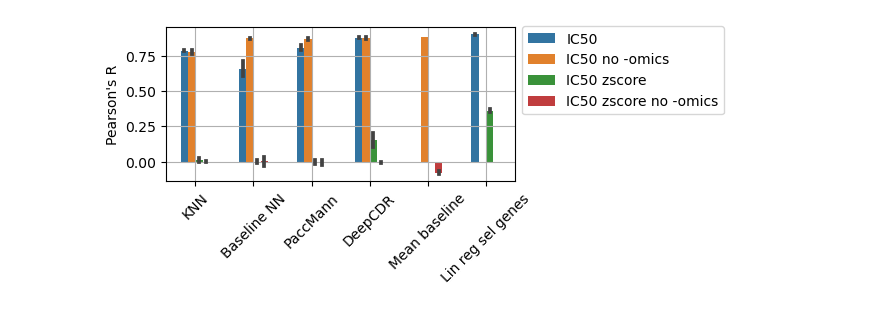
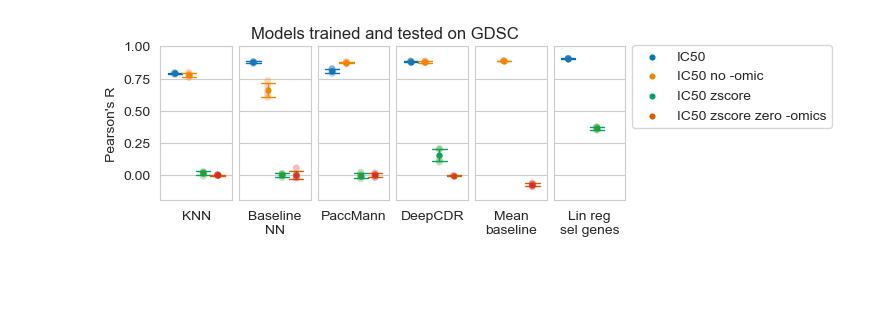
Before and after one commit to UroGenus/GDSC_Pancreatic_study, a Jupyter notebook: GDSC_models_evaluation.ipynb, the cells around one changed output. Saved outputs shown, nothing was run; the diff lists cells and outputs as text; code cells hidden in the pictures; blank space fills up the shorter version.

Commit message:
eval update

```diff
--- a/GDSC_models_evaluation.ipynb
+++ b/GDSC_models_evaluation.ipynb
@@ -210,18 +222,0 @@ IC50 knn knn_zeros
-# %%
-from scipy import stats
-
-pearsons = []
-mses = []
-
-for i, pred in prediction_df.iterrows():
-    pred = pred.dropna()
-
-    gs = test_df.loc[i]
-    gs = gs.loc[pred.index]
-    if len(pred) > 2:
-        pearson = stats.pearsonr(gs, pred)
-        pearsons.append(pearson[0])
-
-    mse = mean_squared_error(gs, pred)
-    mses.append(mse)
-np.mean(mses)
@@ -313,32 +339,22 @@ def extract_metrics(mse_pearson, models):
 # %%
 rel_mse_pearson_eval = mse_pearson_eval[(mse_pearson_eval.model.isin(['deepCDR', 'knn', 'mean_baseline',
                                                                       'lin_reg_feat_sel', 'paccmann',
        'baseline_nn']) & mse_pearson_eval.drug_response.isin(['IC50', 'IC50_zscore']))]
 rel_mse_pearson_eval = rel_mse_pearson_eval[(rel_mse_pearson_eval.model!='lin_reg_feat_sel')|(rel_mse_pearson_eval.genes!='PaccMann genes')]
 rel_mse_pearson_eval = rel_mse_pearson_eval.replace({'deepCDR': 'DeepCDR', 'paccmann': 'PaccMann',
-                                                   'baseline_nn': 'Baseline NN', 'mean_baseline': 'Mean baseline',
-                                                   'lin_reg_feat_sel': 'Lin reg sel genes', 'knn': 'KNN',
+                                                   'baseline_nn': 'Baseline\nNN', 'mean_baseline': 'Mean\nbaseline',
+                                                   'lin_reg_feat_sel': 'Lin reg\nsel genes', 'knn': 'KNN',
                                                    'IC50_zscore': 'IC50 zscore'})
 for (dr, g), rows in rel_mse_pearson_eval.groupby(['drug_response', 'genes']):
-    if g == 'no RNAseq': rel_mse_pearson_eval.loc[rows.index, 'label'] = dr + ' no -omics'
+    if g == 'no RNAseq': rel_mse_pearson_eval.loc[rows.index, 'label'] = dr + ' zero -omics'
     else: rel_mse_pearson_eval.loc[rows.index, 'label'] = dr
 
 
-fig, axs = plt.subplots(nrows=1, ncols=1, figsize = (4.5, 2))
 
-sns.barplot(x="model", y="pearson", hue="label", data=rel_mse_pearson_eval, ax = axs,
-            width=0.5, errorbar = 'sd',
-            order=['KNN', 'Baseline NN', 'PaccMann', 'DeepCDR', 'Mean baseline', 'Lin reg sel genes'])
+models = ['KNN', 'Baseline\nNN', 'PaccMann', 'DeepCDR', 'Mean\nbaseline', 'Lin reg\nsel genes']
 
-
-axs.set_ylabel("Pearson's R")
-axs.set_xticklabels(axs.get_xticklabels(), rotation=45)
-axs.grid('horizontal')
-axs.set_xlabel(None)
-
-axs.legend(bbox_to_anchor=(1, 1.05), title=None)
-
-plt.savefig('figures/results/GDSC/GDSC_models_pearson.png', facecolor = 'white',
-            transparent = False, dpi=500, bbox_inches='tight')
+plot_and_save(rel_mse_pearson_eval, models, 6, 'pearson', "Pearson's R",
+              'Models trained and tested on GDSC',
+              'figures/results/GDSC/GDSC_models_pearson.pdf')
 # %% [output]
-[figure, old version]
+[figure, new version]
```
Also changed, not shown: parts of 10 cells of this notebook, 2 other files.
